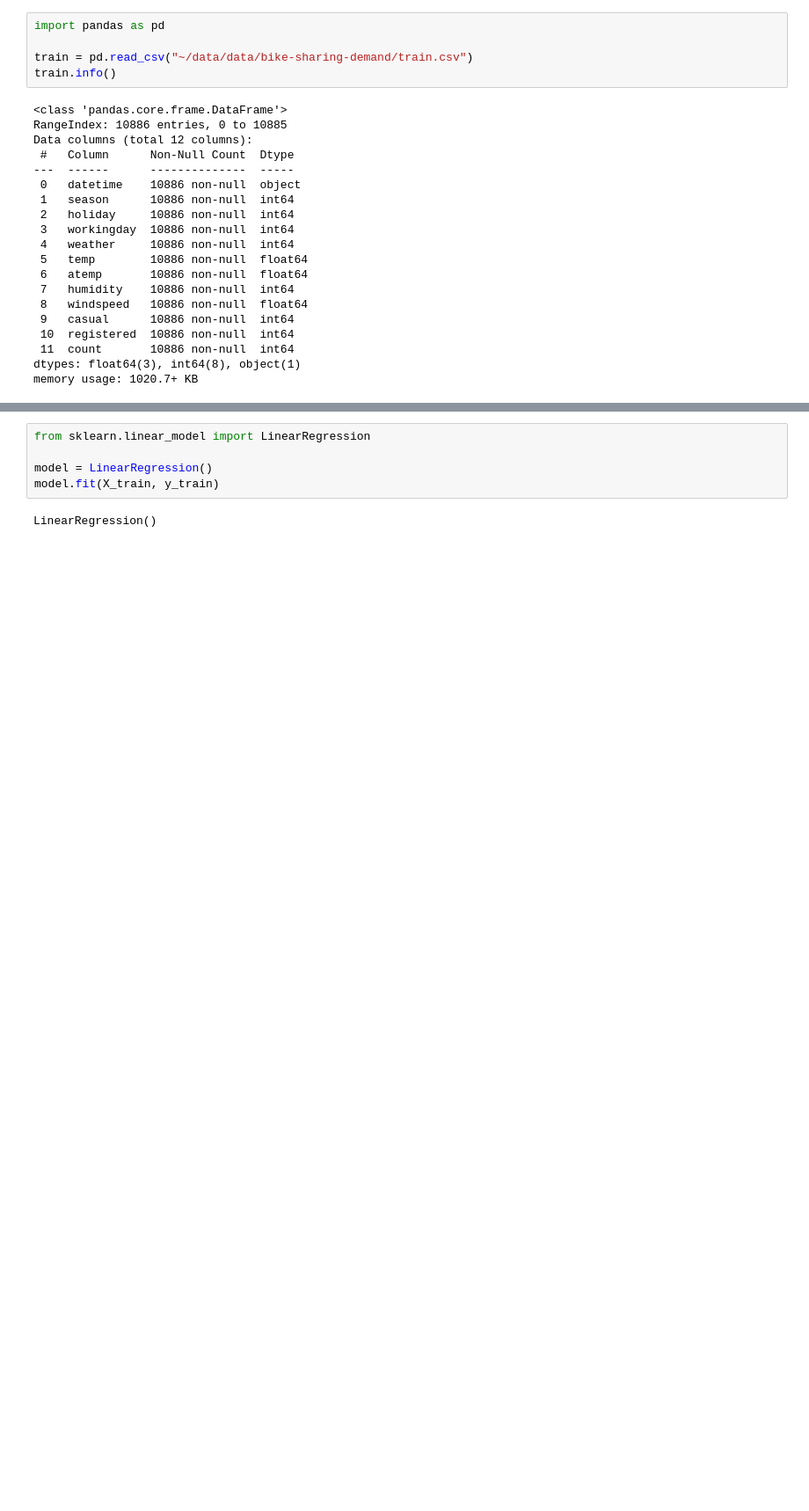
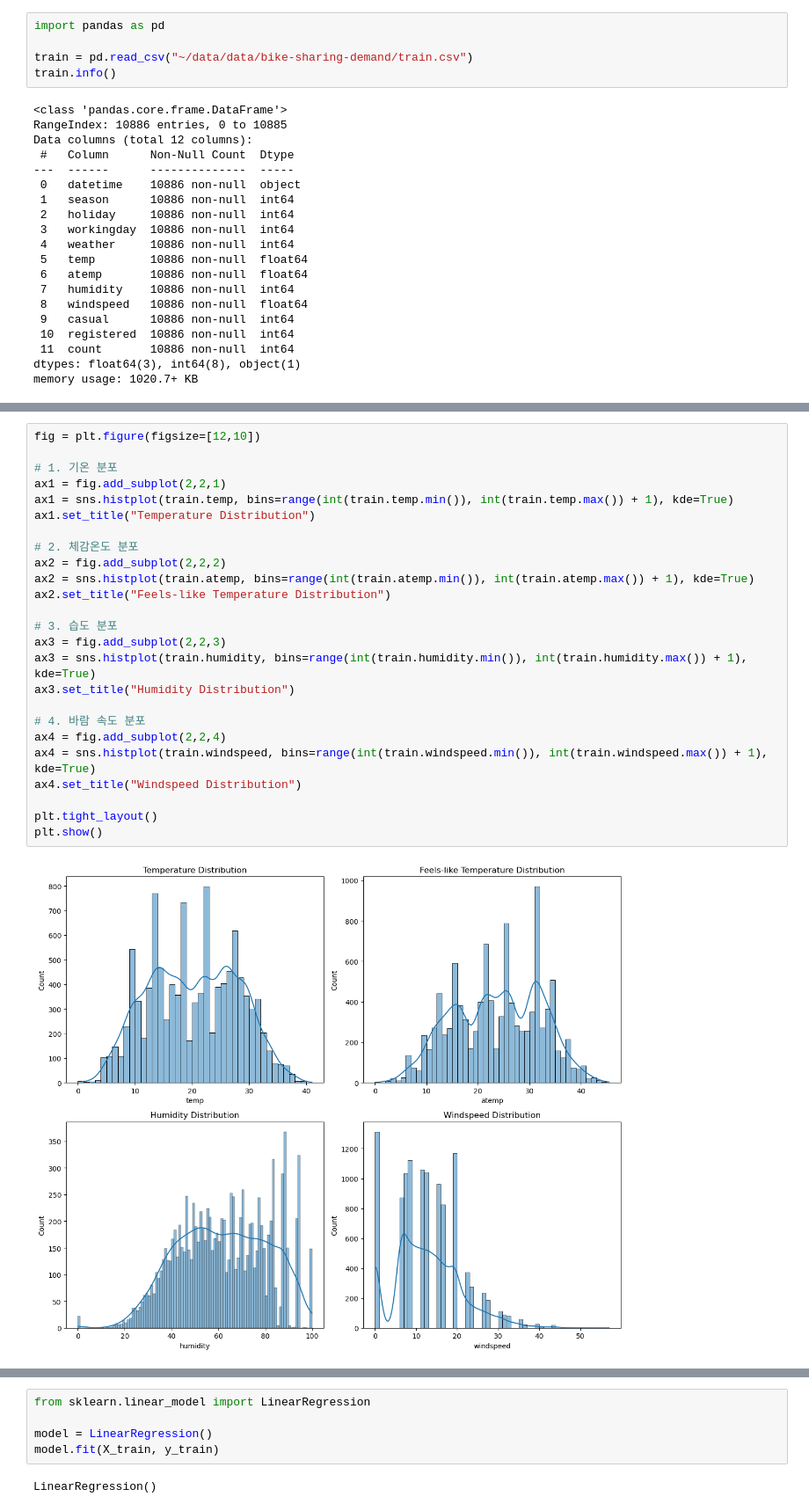
Before and after one commit to gwanghun-lee/AIFFEL_quest_rs_cjm, a Jupyter notebook: Exploration/Ex01/diabetes_and_bike.ipynb, the cells around one changed output, grey strips where cells are left out. Shown at 88% size. Cells and saved outputs as stored; diff of their text form; blank space fills up the shorter version.

```diff
--- a/Exploration/Ex01/diabetes_and_bike.ipynb
+++ b/Exploration/Ex01/diabetes_and_bike.ipynb
@@ -181,0 +238,27 @@ plt.show()
+# %%
+fig = plt.figure(figsize=[12,10])
+
+# 1. 기온 분포
+ax1 = fig.add_subplot(2,2,1)
+ax1 = sns.histplot(train.temp, bins=range(int(train.temp.min()), int(train.temp.max()) + 1), kde=True)
+ax1.set_title("Temperature Distribution")
+
+# 2. 체감온도 분포
+ax2 = fig.add_subplot(2,2,2)
+ax2 = sns.histplot(train.atemp, bins=range(int(train.atemp.min()), int(train.atemp.max()) + 1), kde=True)
+ax2.set_title("Feels-like Temperature Distribution")
+
+# 3. 습도 분포
+ax3 = fig.add_subplot(2,2,3)
+ax3 = sns.histplot(train.humidity, bins=range(int(train.humidity.min()), int(train.humidity.max()) + 1), kde=True)
+ax3.set_title("Humidity Distribution")
+
+# 4. 바람 속도 분포
+ax4 = fig.add_subplot(2,2,4)
+ax4 = sns.histplot(train.windspeed, bins=range(int(train.windspeed.min()), int(train.windspeed.max()) + 1), kde=True)
+ax4.set_title("Windspeed Distribution")
+
+plt.tight_layout()
+plt.show()
+# %% [output]
+[figure, added]
```
Also changed, not shown: parts of 23 cells of this notebook.
